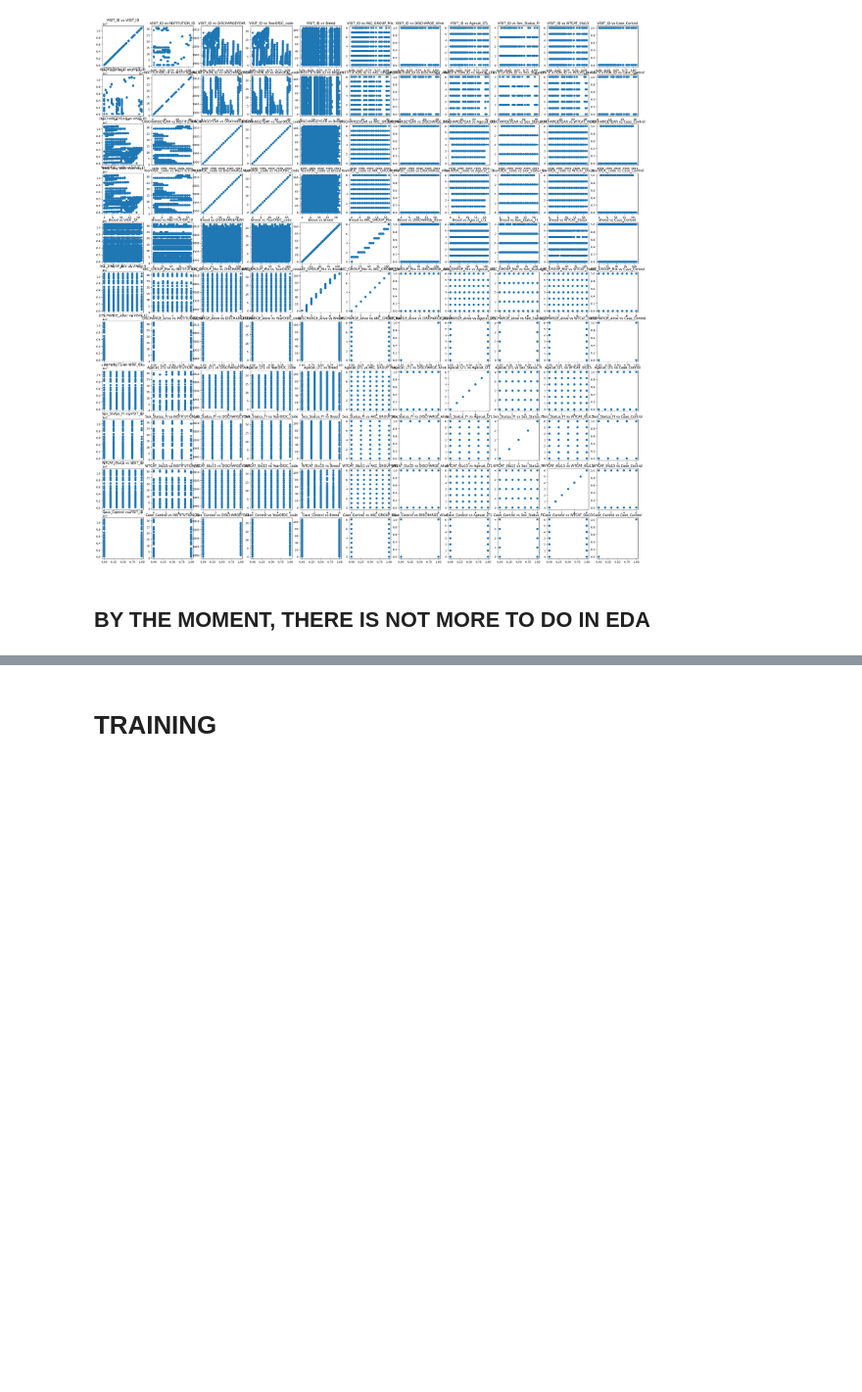
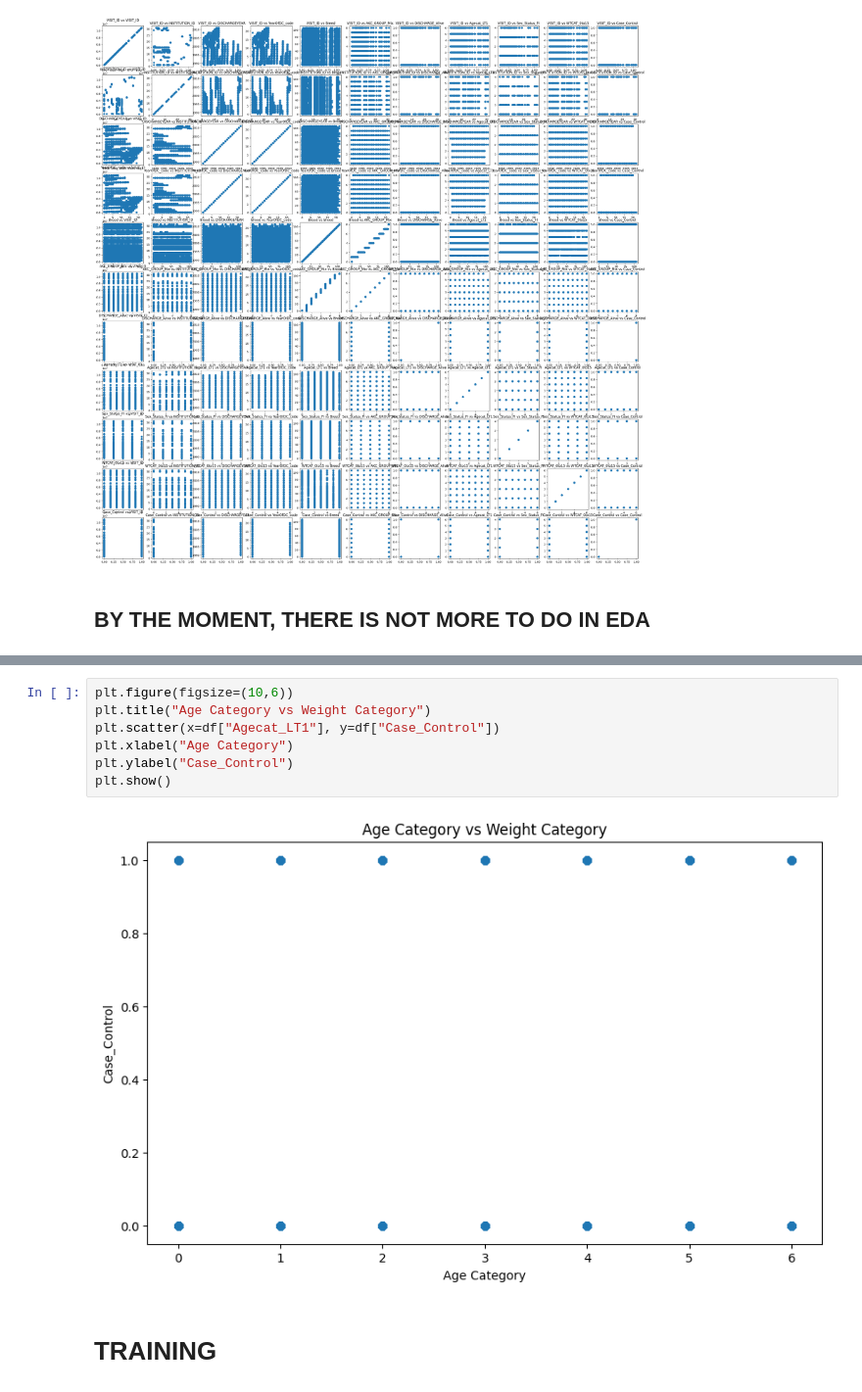
Before and after one commit to jptolozac/Taller_2_Analisis_De_Datos, a Jupyter notebook: canine_lymphoma.ipynb, the cells around one changed output, grey strips where cells are left out. Shown at 98% size. Cells and saved outputs as stored; diff of their text form; blank space fills up the shorter version.

```diff
--- a/canine_lymphoma.ipynb
+++ b/canine_lymphoma.ipynb
@@ -474,3 +546,12 @@ for i, column1 in enumerate(df.select_dtypes(include=np.number).columns):
+# %%
+plt.figure(figsize=(10,6))
+plt.title("Age Category vs Weight Category")
+plt.scatter(x=df["Agecat_LT1"], y=df["Case_Control"])
+plt.xlabel("Age Category")
+plt.ylabel("Case_Control")
+plt.show()
+# %% [output]
+[figure, added]
 # %% [markdown]
 # TRAINING
 # %% [markdown]
```
Also changed, not shown: parts of 31 cells of this notebook.
